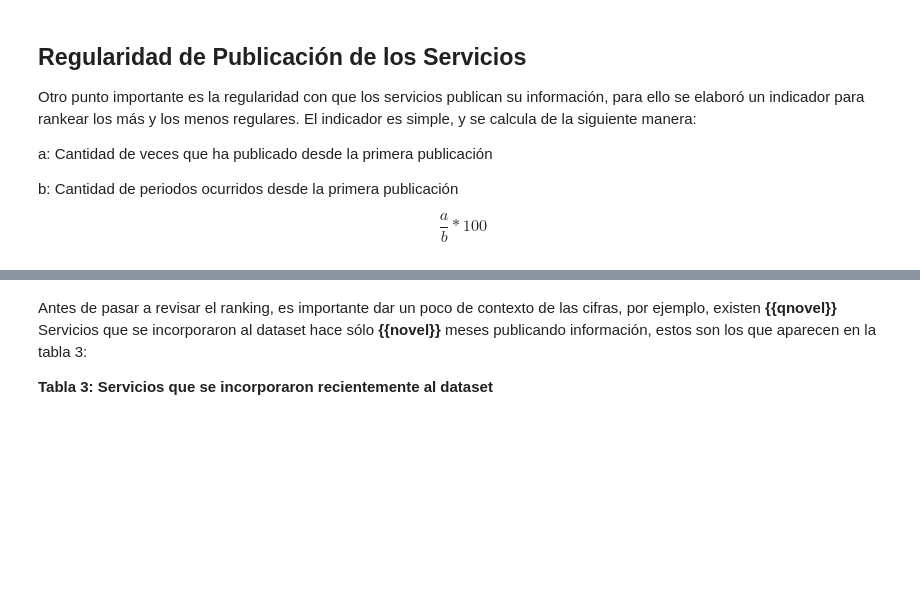
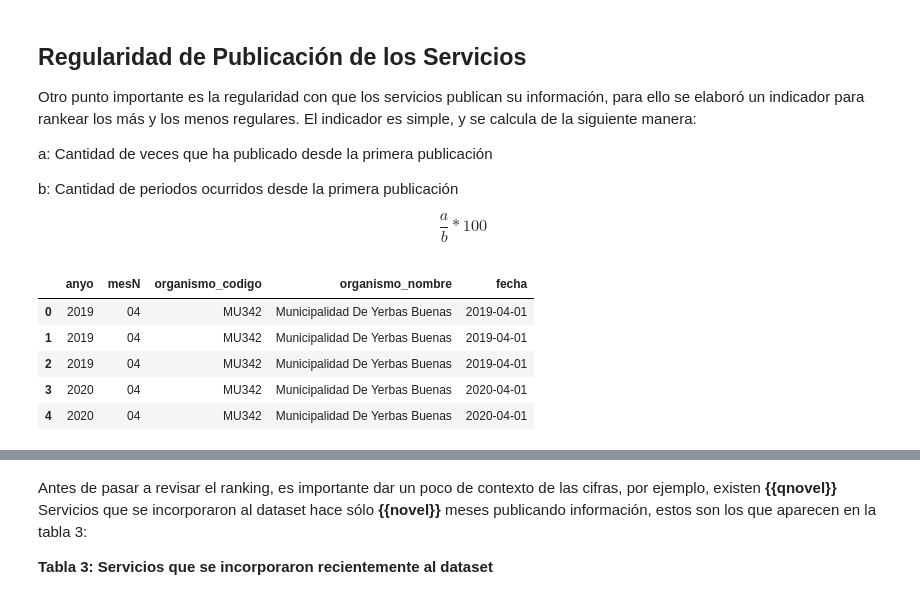
Before and after one commit to josemoragonzalez/PublicEmployment, a Jupyter notebook: PCFP.ipynb, the cells around one changed output, grey strips where cells are left out. Saved outputs shown, nothing was run; the diff lists cells and outputs as text; code cells hidden in the pictures; blank space fills up the shorter version.

```diff
--- a/PCFP.ipynb
+++ b/PCFP.ipynb
@@ -439,6 +440,15 @@ cnxn.close()
 # %%
 #Variable año mes
 dfPer['fecha'] = pd.to_datetime(dfPer['anyo'].astype(str)+'/'+dfPer['mesN'].astype(str))
+# %%
+dfPer.head()
+# %% [output]
+|  | anyo | mesN | organismo_codigo | organismo_nombre | fecha |
+| 0 | 2019 | 04 | MU342 | Municipalidad De Yerbas Buenas | 2019-04-01 |
+| 1 | 2019 | 04 | MU342 | Municipalidad De Yerbas Buenas | 2019-04-01 |
+| 2 | 2019 | 04 | MU342 | Municipalidad De Yerbas Buenas | 2019-04-01 |
+| 3 | 2020 | 04 | MU342 | Municipalidad De Yerbas Buenas | 2020-04-01 |
+| 4 | 2020 | 04 | MU342 | Municipalidad De Yerbas Buenas | 2020-04-01 |
 # %%
 #Calculo de periodos que debería haber publicado
 dfMesIni = dfPer.groupby(by=['organismo_codigo'])['fecha'].min().reset_index()
```
Also changed, not shown: parts of 17 cells of this notebook, 9 other files.
